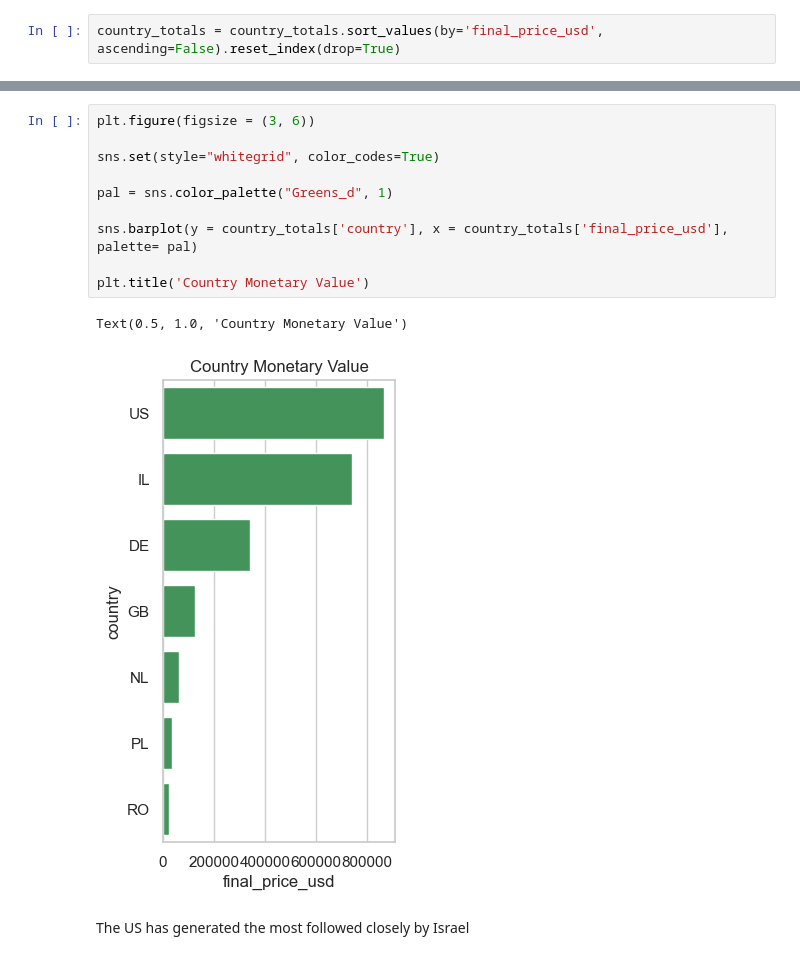
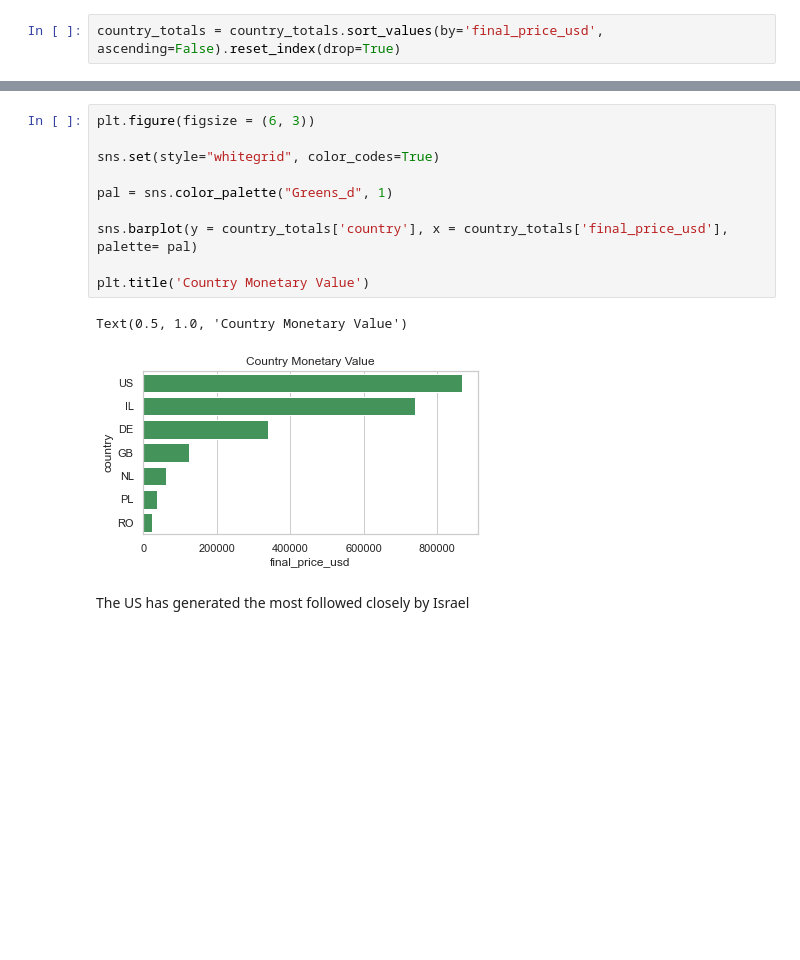
Before and after one commit to talnmizrachi/flexspace_proj, a Jupyter notebook: Flexspace_operators.ipynb, the cells around one changed output, grey strips where cells are left out. Drawn from its saved outputs; the diff is of its cells as text; blank space fills up the shorter version.

```diff
--- a/Flexspace_operators.ipynb
+++ b/Flexspace_operators.ipynb
@@ -236,18 +258,18 @@ country_totals
 | 5 | PL | 36958.07 |
 | 6 | RO | 24499.01 |
 # %%
-plt.figure(figsize = (3, 6))
+plt.figure(figsize = (6, 3))
 
 sns.set(style="whitegrid", color_codes=True)
 
 pal = sns.color_palette("Greens_d", 1)
 
 sns.barplot(y = country_totals['country'], x = country_totals['final_price_usd'], palette= pal)
 
 plt.title('Country Monetary Value')
 # %% [output]
 Text(0.5, 1.0, 'Country Monetary Value')
-[figure, old version]
+[figure, new version]
 # %% [markdown]
 The US has generated the most followed closely by Israel
 # %%
```
Also changed, not shown: parts of 21 cells of this notebook.
